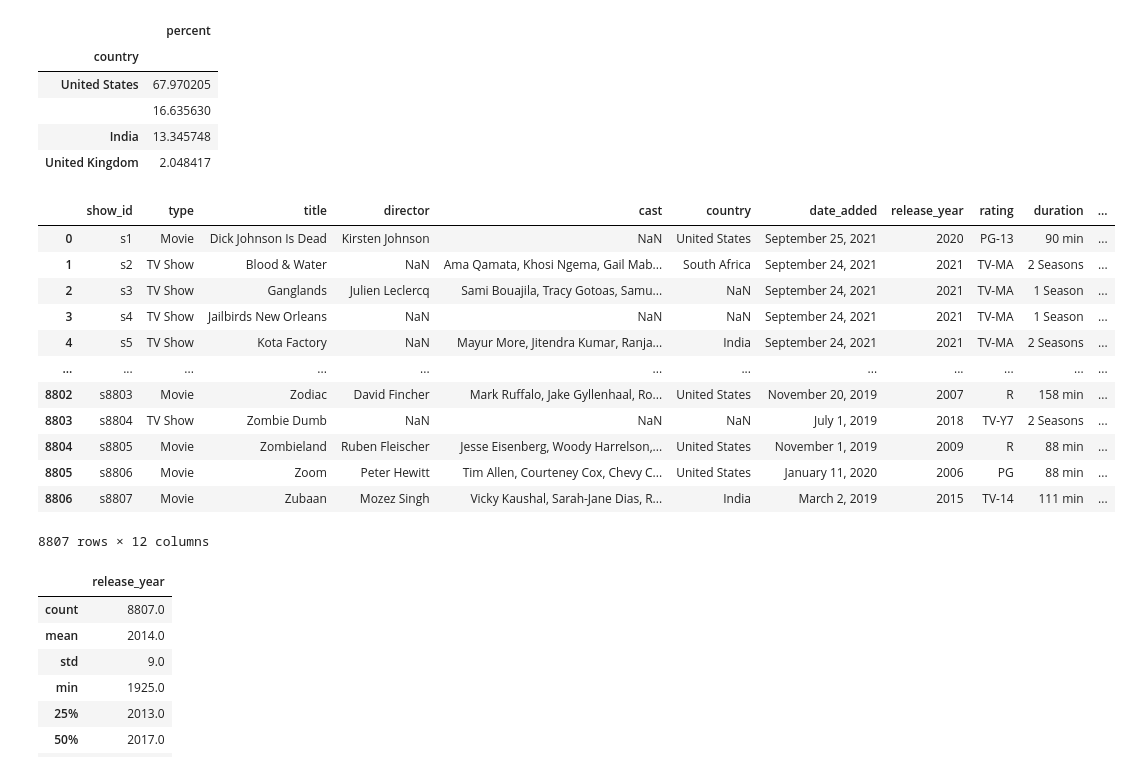
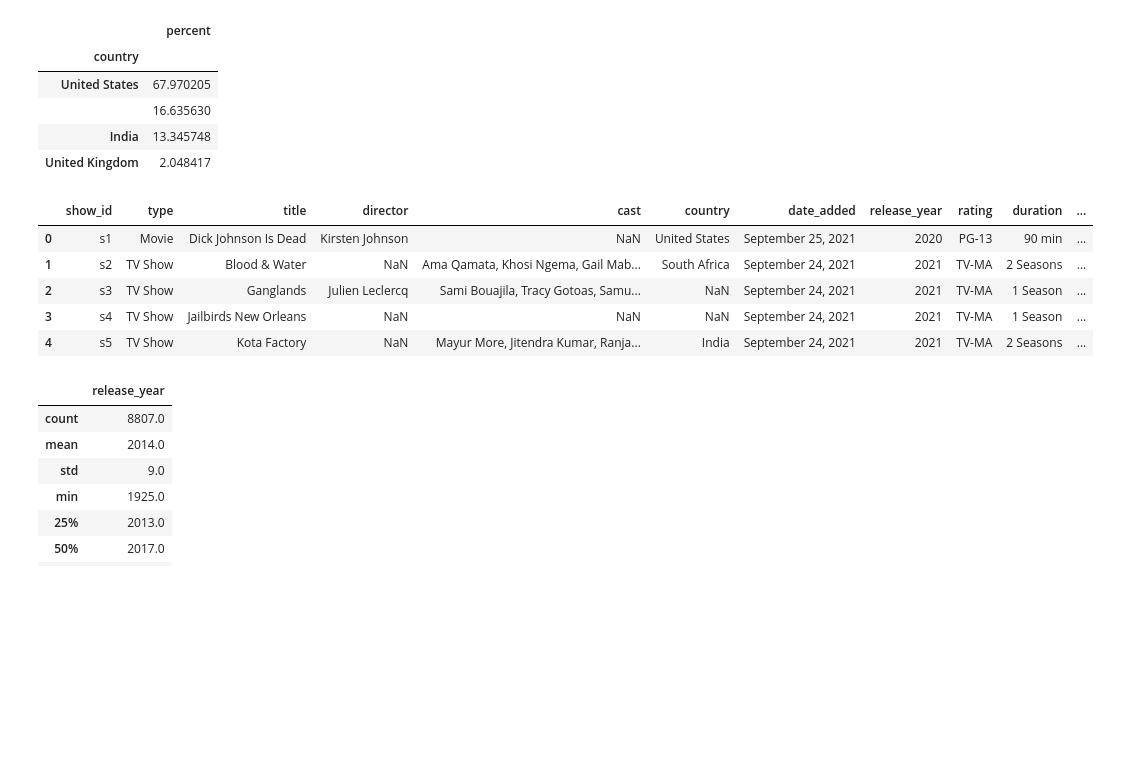
Before and after one commit to Alexey9991984/DataAnalysisPractice, a Jupyter notebook: notebooks/Netflix.ipynb, the cells around one changed output. Saved outputs shown, nothing was run; the diff lists cells and outputs as text; code cells hidden in the pictures; blank space fills up the shorter version.

```diff
--- a/notebooks/Netflix.ipynb
+++ b/notebooks/Netflix.ipynb
@@ -162,23 +137,16 @@ df[['country','percent']].groupby('country').sum().sort_values(by='percent', asc
 | India | 13.345748 |
 | United Kingdom | 2.048417 |
 # %%
-df = pd.read_csv(r"C:\Jupyter_notebook\PandasNumPyCourse\data\netflix_titles.csv.csv")
-df # первые строки, чтобы увидеть названия колонок и примеры данных
+df = pd.read_csv(r"C:\Jupyter_notebook\PandasNumPyCourse\data\netflix.csv")
+df.head() # первые строки, чтобы увидеть названия колонок и примеры данных
 # информация о датафрейме
 # %% [output]
 |  | show_id | type | title | director | cast | country | date_added | release_year | rating | duration | ... |
 | 0 | s1 | Movie | Dick Johnson Is Dead | Kirsten Johnson | NaN | United States | September 25, 2021 | 2020 | PG-13 | 90 min | ... |
 | 1 | s2 | TV Show | Blood & Water | NaN | Ama Qamata, Khosi Ngema, Gail Mab... | South Africa | September 24, 2021 | 2021 | TV-MA | 2 Seasons | ... |
 | 2 | s3 | TV Show | Ganglands | Julien Leclercq | Sami Bouajila, Tracy Gotoas, Samu... | NaN | September 24, 2021 | 2021 | TV-MA | 1 Season | ... |
 | 3 | s4 | TV Show | Jailbirds New Orleans | NaN | NaN | NaN | September 24, 2021 | 2021 | TV-MA | 1 Season | ... |
 | 4 | s5 | TV Show | Kota Factory | NaN | Mayur More, Jitendra Kumar, Ranja... | India | September 24, 2021 | 2021 | TV-MA | 2 Seasons | ... |
-| ... | ... | ... | ... | ... | ... | ... | ... | ... | ... | ... | ... |
-| 8802 | s8803 | Movie | Zodiac | David Fincher | Mark Ruffalo, Jake Gyllenhaal, Ro... | United States | November 20, 2019 | 2007 | R | 158 min | ... |
-| 8803 | s8804 | TV Show | Zombie Dumb | NaN | NaN | NaN | July 1, 2019 | 2018 | TV-Y7 | 2 Seasons | ... |
-| 8804 | s8805 | Movie | Zombieland | Ruben Fleischer | Jesse Eisenberg, Woody Harrelson,... | United States | November 1, 2019 | 2009 | R | 88 min | ... |
-| 8805 | s8806 | Movie | Zoom | Peter Hewitt | Tim Allen, Courteney Cox, Chevy C... | United States | January 11, 2020 | 2006 | PG | 88 min | ... |
-| 8806 | s8807 | Movie | Zubaan | Mozez Singh | Vicky Kaushal, Sarah-Jane Dias, R... | India | March 2, 2019 | 2015 | TV-14 | 111 min | ... |
-8807 rows × 12 columns
 # %%
 df.describe().round()
 # %% [output]
```
Also changed, not shown: parts of 5 cells of this notebook, 2 other files.
